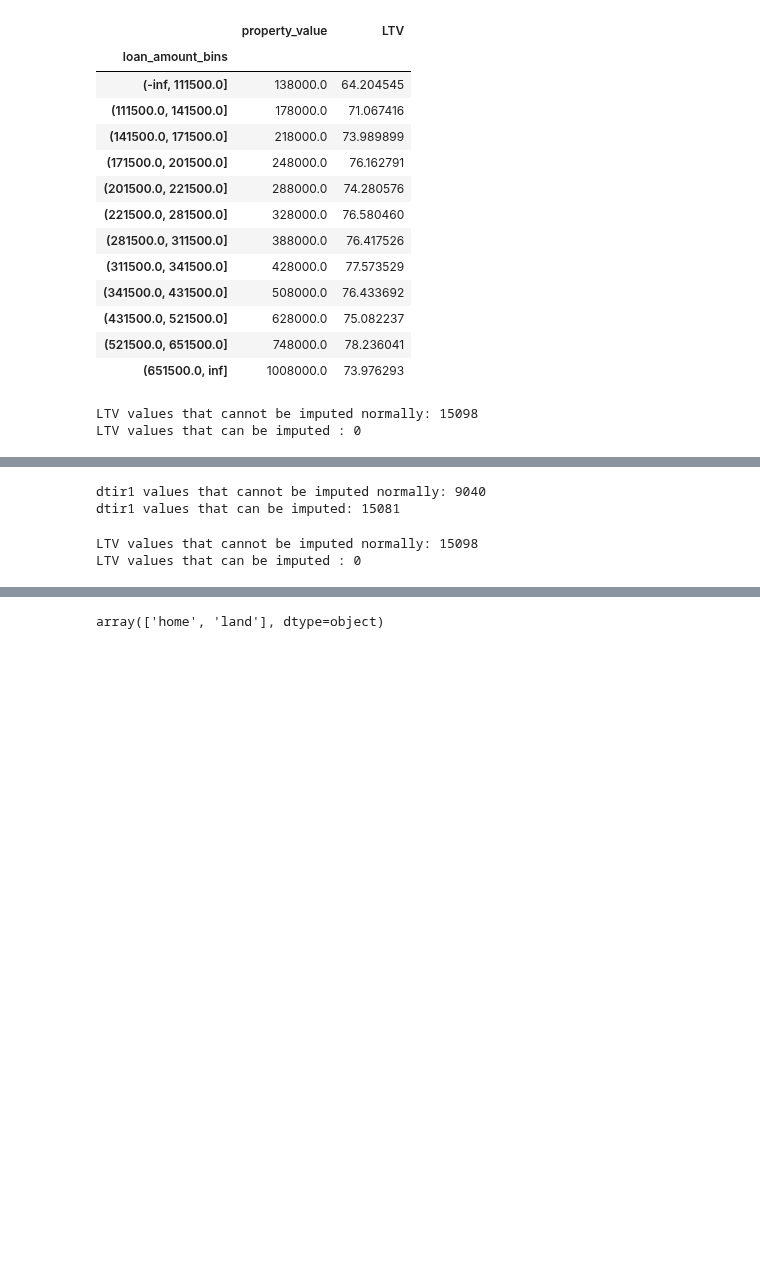
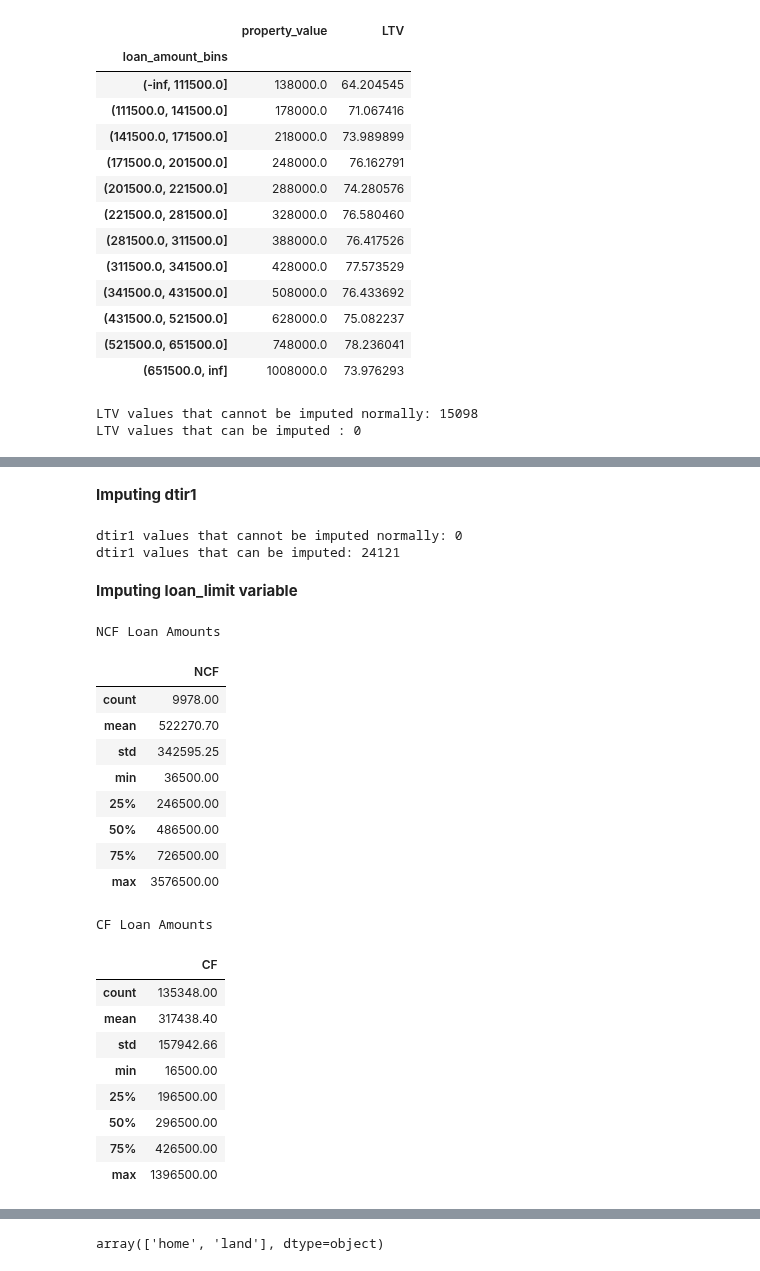
Before and after one commit to ethanhopkins101/DataScience-Projects, a Jupyter notebook: credit_card_customers/loan_default.ipynb, the cells around one changed output, grey strips where cells are left out. Drawn from its saved outputs; the diff is of its cells as text; code cells hidden in the pictures; blank space fills up the shorter version.

```diff
--- a/credit_card_customers/loan_default.ipynb
+++ b/credit_card_customers/loan_default.ipynb
@@ -223,4 +242,5 @@ df['ltv_median']= df.groupby('loan_amount_bins', dropna= False)['LTV'].transform
 # %%
 def pv_imputer(x):
     return (x['loan_amount'] / x['ltv_median']) *100
-df['property_value'].fillna('')
+df.loc[ltv_na, 'property_value']= df[ltv_na].apply(pv_imputer, axis= 1)
+df['LTV']= df['LTV'].fillna((df['loan_amount']/df['property_value'])*100)
@@ -241,5 +246,0 @@ df['property_value'].fillna('')
-# %%
-df['median_ltv'] = df['bin_label'].map(summary_df['LTV'])
-
-# 4. Calculate Property Value using the correct formula
-df['derived_property_value'] = (df['loan_amount'] / df['median_ltv']) * 100
@@ -246,12 +257,56 @@ df['derived_property_value'] = (df['loan_amount'] / df['median_ltv']) * 100
+# %%
+income_na= df['income'].isna()
+df['income_median']= df.groupby('loan_amount_bins', dropna= False)['income'].transform('median')
+df.loc[income_na, 'income']= df.loc[income_na, 'income_median']
+# %% [markdown]
+**Imputing dtir1**
 # %%
 #dtir1  'loan_amont / income'
 dtir_na= df['dtir1'].isna()
 print('dtir1 values that cannot be imputed normally:',df[dtir_na][['loan_amount','income']].isna().any(axis= 1).sum())
 print('dtir1 values that can be imputed:',df[dtir_na][['loan_amount','income']].notna().all(axis= 1).sum() )
 # %% [output]
-dtir1 values that cannot be imputed normally: 9040
-dtir1 values that can be imputed: 15081
+dtir1 values that cannot be imputed normally: 0
+dtir1 values that can be imputed: 24121
 # %%
+# starting with normal imputations. loan_amount / income * 100
+mask= df[dtir_na][['loan_amount','income']].notna().all(axis= 1)
+dtir_na_normalimp= mask[mask].index
+df.loc[dtir_na_normalimp, 'dtir1']= (df.loc[dtir_na_normalimp, 'loan_amount'] / df.loc[dtir_na_normalimp, 'income'])*100
-# %% [output]
-LTV values that cannot be imputed normally: 15098
-LTV values that can be imputed : 0
+# %% [markdown]
+**Imputing loan_limit variable**
+# %%
+from IPython.display import display, HTML
+
+# 1. Generate the descriptions
+ncf_desc = df[df['loan_limit'] == 'ncf']['loan_amount'].describe().round(2).to_frame(name='NCF')
+cf_desc = df[df['loan_limit'] == 'cf']['loan_amount'].describe().round(2).to_frame(name='CF')
+
+# 2. Display as HTML side-by-side
+display(HTML(f"""
+<div style="display: flex; gap: 50px;">
+    <div><h3>NCF Loan Amounts</h3>{ncf_desc.to_html()}</div>
+    <div><h3>CF Loan Amounts</h3>{cf_desc.to_html()}</div>
+</div>
+"""))
+# %% [output]
+NCF Loan Amounts
+|  | NCF |
+| count | 9978.00 |
+| mean | 522270.70 |
+| std | 342595.25 |
+| min | 36500.00 |
+| 25% | 246500.00 |
+| 50% | 486500.00 |
+| 75% | 726500.00 |
+| max | 3576500.00 |
+CF Loan Amounts
+|  | CF |
+| count | 135348.00 |
+| mean | 317438.40 |
+| std | 157942.66 |
+| min | 16500.00 |
+| 25% | 196500.00 |
+| 50% | 296500.00 |
+| 75% | 426500.00 |
+| max | 1396500.00 |
```
Also changed, not shown: parts of 9 cells of this notebook.
